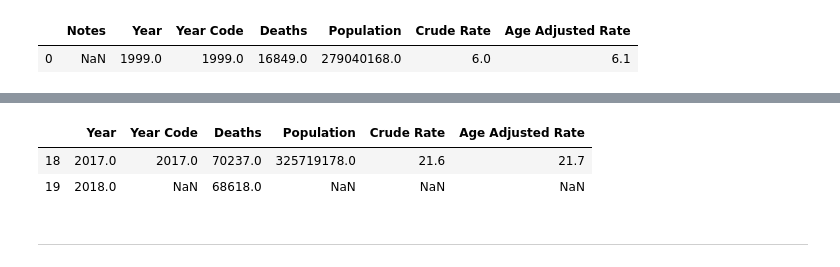
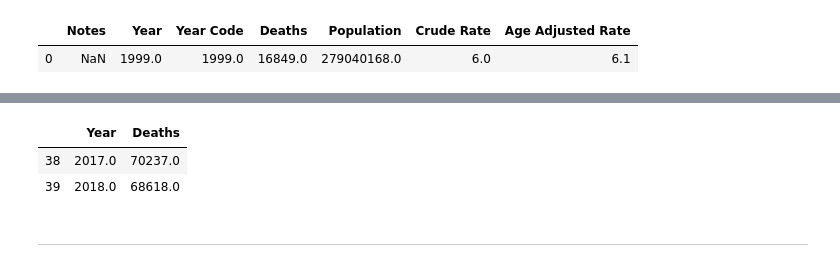
Before and after one commit to nithish08/opioids, a Jupyter notebook: src/MS-fentanyl-rise.ipynb, the cells around one changed output, grey strips where cells are left out. Drawn from its saved outputs; the diff is of its cells as text; code cells hidden in the pictures.

```diff
--- a/src/MS-fentanyl-rise.ipynb
+++ b/src/MS-fentanyl-rise.ipynb
@@ -171,6 +132,13 @@ all2018 = types2018.loc[types2018.Indicator == "Number of Drug Overdose Deaths"]
+# %%
+# Concatenate frames
+synth_all = pd.concat([synthetic, synth2018], sort=True, ignore_index=True)
+drugs_all = pd.concat([drugs_pre1990, drugs, all2018], sort=True, ignore_index=True)
+# %%
+# Filters out rows with Year = Nan
+# (these are rows with comments at the bottom of the csv file)
+synth_all = synth_all.loc[synth_all.Year.isna() == False]
+drugs_all = drugs_all.loc[drugs_all.Year.isna() == False]
 # %%
-# Selects final cols we want
-synth2018 = synth2018[["Year", "Deaths"]]
-all2018 = all2018[["Year", "Deaths"]]
-
-all2018
+# Selects cols we want & resets index
+synth_all = synth_all[["Year", "Deaths"]].reset_index(drop=True)
+drugs_all = drugs_all[["Year", "Deaths"]].reset_index(drop=True)
@@ -184,4 +144,0 @@ We need to join the provisional data to our previous datasets to get the 2017 da
-# %%
-# Concatenate frames
-synth_all = pd.concat([synthetic, synth2018], sort=False, ignore_index=True)
-drugs_all = pd.concat([drugs, all2018], sort=False, ignore_index=True)
@@ -188,13 +181,13 @@ drugs_all = pd.concat([drugs, all2018], sort=False, ignore_index=True)
 # %%
-# Split off 2017-18 data points
-synth_new = synth_all[-2:]
-all_new = drugs_all[-2:]
+# Splits off provisional 2018 data
+synth2018 = synth_all[-2:]
+all2018 = drugs_all[-2:]
 
-all_new
+all2018
 # %% [output]
-|  | Year | Year Code | Deaths | Population | Crude Rate | Age Adjusted Rate |
-| 18 | 2017.0 | 2017.0 | 70237.0 | 325719178.0 | 21.6 | 21.7 |
-| 19 | 2018.0 | NaN | 68618.0 | NaN | NaN | NaN |
+|  | Year | Deaths |
+| 38 | 2017.0 | 70237.0 |
+| 39 | 2018.0 | 68618.0 |
 # %% [markdown]
 ---------------------
 # %% [markdown]
```
Also changed, not shown: parts of 32 cells of this notebook, 7 other files.
